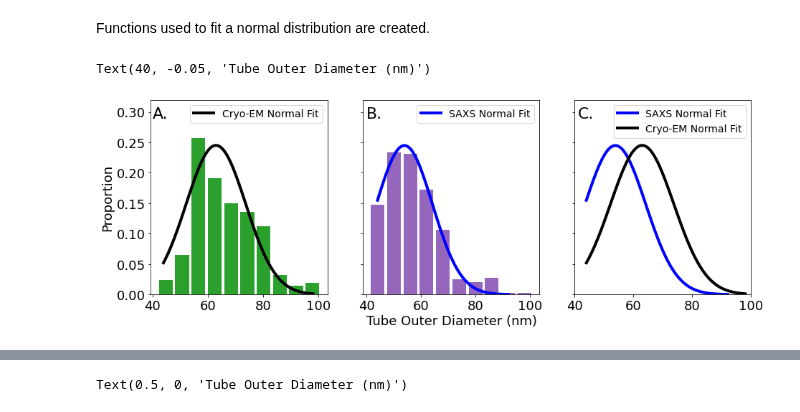
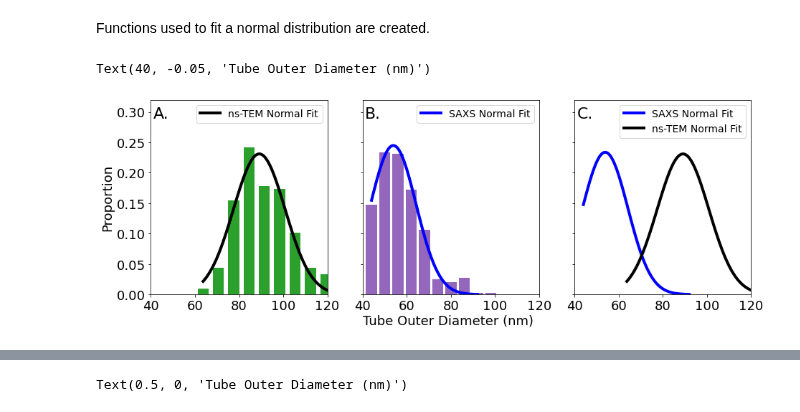
Before and after one commit to pozzo-research-group/MC-DFM, a Jupyter notebook: Notebooks/RhuA Tubes Plotting.ipynb, the cells around one changed output, grey strips where cells are left out. Cells and saved outputs as stored; diff of their text form; code cells hidden in the pictures.

```diff
--- a/Notebooks/RhuA Tubes Plotting.ipynb
+++ b/Notebooks/RhuA Tubes Plotting.ipynb
@@ -56,7 +56,7 @@ Functions used to fit a normal distribution are created.
 def gaus(x,a,mu,sigma):
     return a*np.exp(-(x-mu)**2/(2*sigma**2))
 
-def calculate_max_wv(spec, lower):
+def calculate_max_wv(sizes, spec, lower):
     peak_pos = find_peaks(spec, height=0.2)[0]
     upper = 8
     scaler = MinMaxScaler()
@@ -80,44 +80,46 @@ def calculate_max_wv(spec, lower):
     xx_wv = xx + np.mean(new_wv)
     return xx_wv, normal_fit, popt
 # %%
-x_sizes, normal_fit, popt = calculate_max_wv(hist_data[:,1], lower = 1)
+x_sizes, normal_fit, popt = calculate_max_wv(hist_data[:,0], hist_data[:,1], lower = 1)
 
 
 x,y = np.histogram(em_data)
-x_sizes_em, normal_fit_em, popt_em = calculate_max_wv(x, lower = 2)
+x_sizes_em, normal_fit_em, popt_em = calculate_max_wv(y[:-1], x, lower = 3)
 # %%
 sizes = hist_data[:,0]
 sizes_em = y
 # %%
 plt.rcParams.update({'font.size': 18})
 x,y = np.histogram(em_data)
 fig, ax = plt.subplots(figsize=(15, 5), ncols=3, nrows=1, sharey=True)
 ax[0].bar(y[:-1], x/np.sum(x), width = 5, color='C2')
-ax[0].plot(x_sizes_em, normal_fit_em/3.3, linewidth = 3)
-ax[0].plot(x_sizes_em, normal_fit_em/3.3, linewidth = 4, color = 'black', label = 'Cryo-EM Normal Fit')
+ax[0].plot(x_sizes_em, normal_fit_em/4, linewidth = 3)
+ax[0].plot(x_sizes_em, normal_fit_em/4, linewidth = 4, color = 'black', label = 'ns-TEM Normal Fit')
 ax[0].set_ylabel('Proportion')
 ax[0].legend(loc = 1, fontsize = 14)
 ax[0].set_ylim([0, 0.32])
+ax[0].set_xlim([40, 120])
 
 
 ax[1].bar(hist_data[:-1,0], hist_data[:-1,1], width = 5, color = 'C4')
 ax[1].plot(x_sizes, normal_fit/4.2, linewidth = 3)
 ax[1].plot(x_sizes, normal_fit/4.2, linewidth = 4, color = 'blue', label = 'SAXS Normal Fit')
 ax[1].legend(fontsize=14)
+ax[1].set_xlim([40, 120])
 
-ax[2].plot(x_sizes, normal_fit/4.2, linewidth = 4, color = 'blue', label = 'SAXS Normal Fit')
-ax[2].plot(x_sizes_em, normal_fit_em/3.3, linewidth = 4, color = 'black', label = 'Cryo-EM Normal Fit')
-ax[2].set_xlim([40,100])
+ax[2].plot(x_sizes, normal_fit/4.4, linewidth = 4, color = 'blue', label = 'SAXS Normal Fit')
+ax[2].plot(x_sizes_em, normal_fit_em/4, linewidth = 4, color = 'black', label = 'ns-TEM Normal Fit')
 ax[2].legend(fontsize=14, loc=1)
+ax[2].set_xlim([40, 120])
 
-ax[0].text(40, 0.29, 'A.', fontsize=22)
-ax[1].text(40, 0.29, 'B.', fontsize=22)
+ax[0].text(41, 0.29, 'A.', fontsize=22)
+ax[1].text(41, 0.29, 'B.', fontsize=22)
 ax[2].text(41, 0.29, 'C.', fontsize=22)
 ax[1].text(40, -0.05, 'Tube Outer Diameter (nm)')
 #plt.savefig('../Images/RhuA/Histogram_Comparison.png', dpi=300, bbox_inches="tight")
 # %% [output]
 Text(40, -0.05, 'Tube Outer Diameter (nm)')
-[figure, old version]
+[figure, new version]
 # %%
 fig, ax = plt.subplots(figsize=(5, 5))
 ax.bar(y[:-1], x/np.sum(x), width = 5, color='C2')
```
Also changed, not shown: parts of 7 cells of this notebook.
